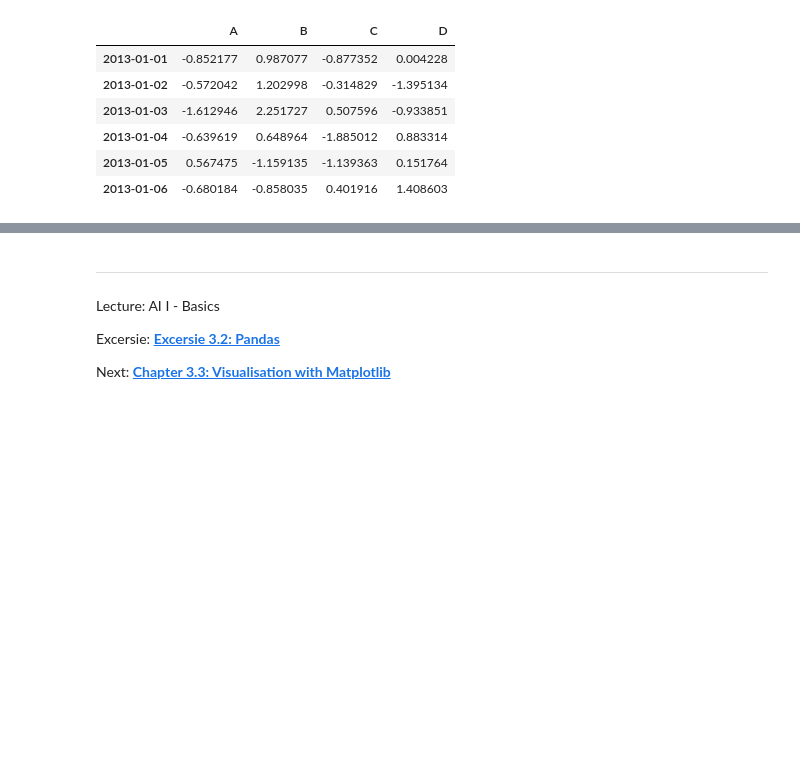
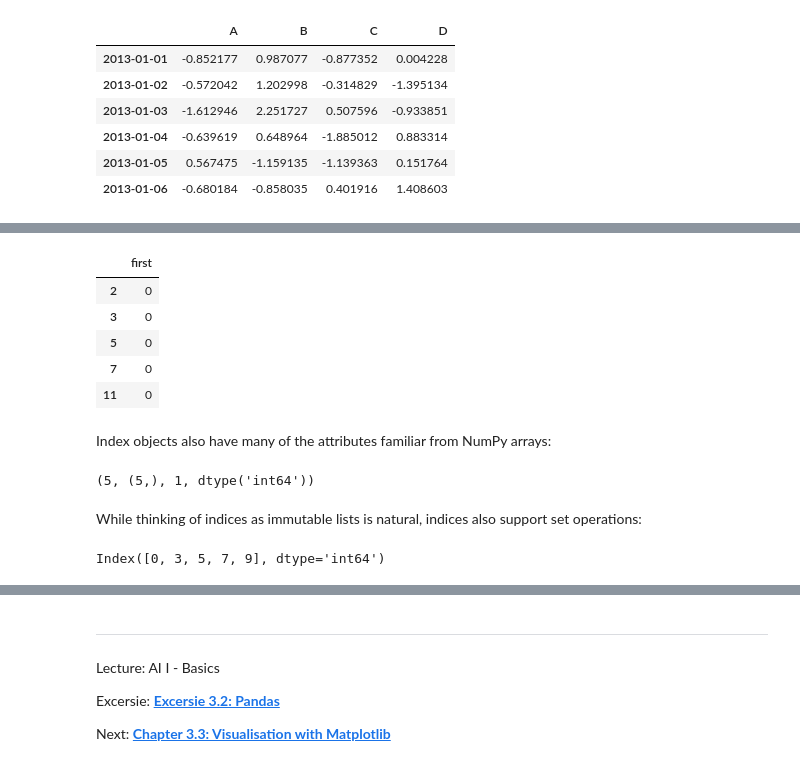
Before and after one commit to iLuckyW/lecture-ai-basics, a Jupyter notebook: chapter/03_data/02_pandas.ipynb, the cells around one changed output, grey strips where cells are left out. Cells and saved outputs as stored; diff of their text form; code cells hidden in the pictures; blank space fills up the shorter version.

```diff
--- a/chapter/03_data/02_pandas.ipynb
+++ b/chapter/03_data/02_pandas.ipynb
@@ -515,0 +572,18 @@ df
+# %%
+df.index.names = [None]
+df
+# %% [output]
+|  | first |
+| 2 | 0 |
+| 3 | 0 |
+| 5 | 0 |
+| 7 | 0 |
+| 11 | 0 |
+# %% [markdown]
+Index objects also have many of the attributes familiar from NumPy arrays:
+# %%
+ind.size, ind.shape, ind.ndim, ind.dtype
+# %% [output]
+(5, (5,), 1, dtype('int64'))
+# %% [markdown]
+While thinking of indices as immutable lists is natural, indices also support set operations:
@@ -515,0 +593,4 @@ df
+# %%
+indA & indB
+# %% [output]
+Index([0, 3, 5, 7, 9], dtype='int64')
```
Also changed, not shown: parts of 11 cells of this notebook.
